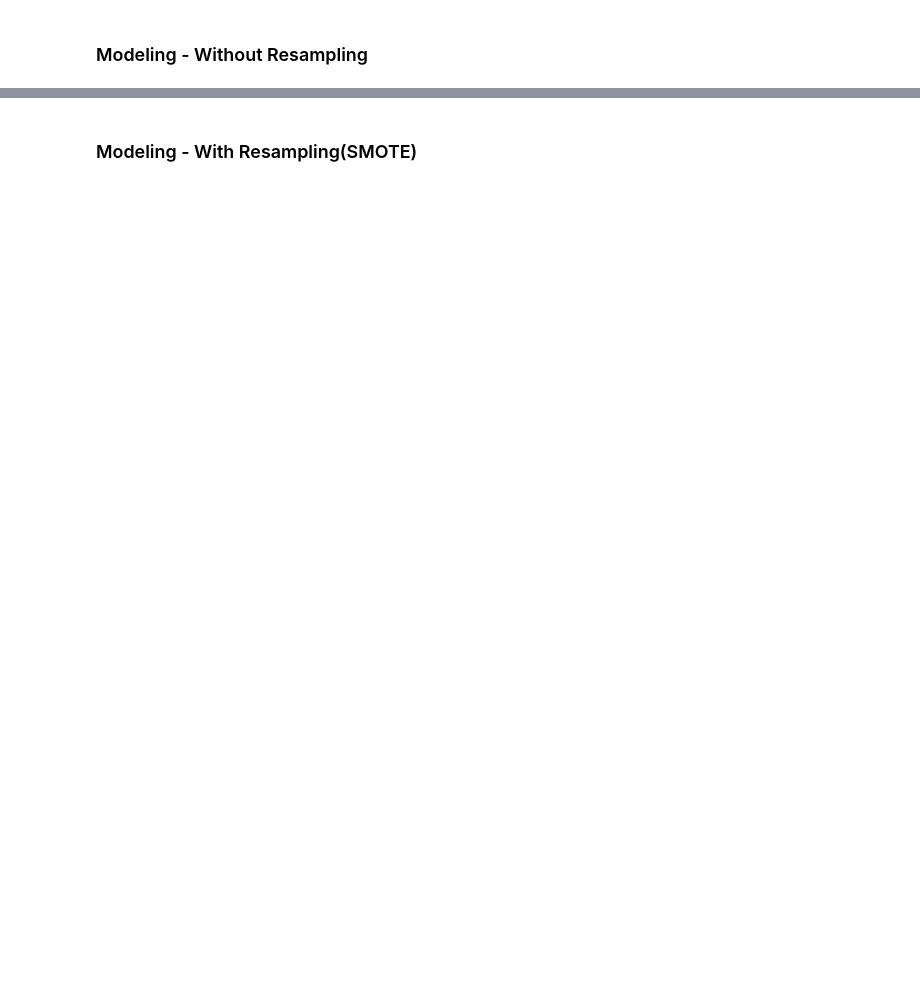
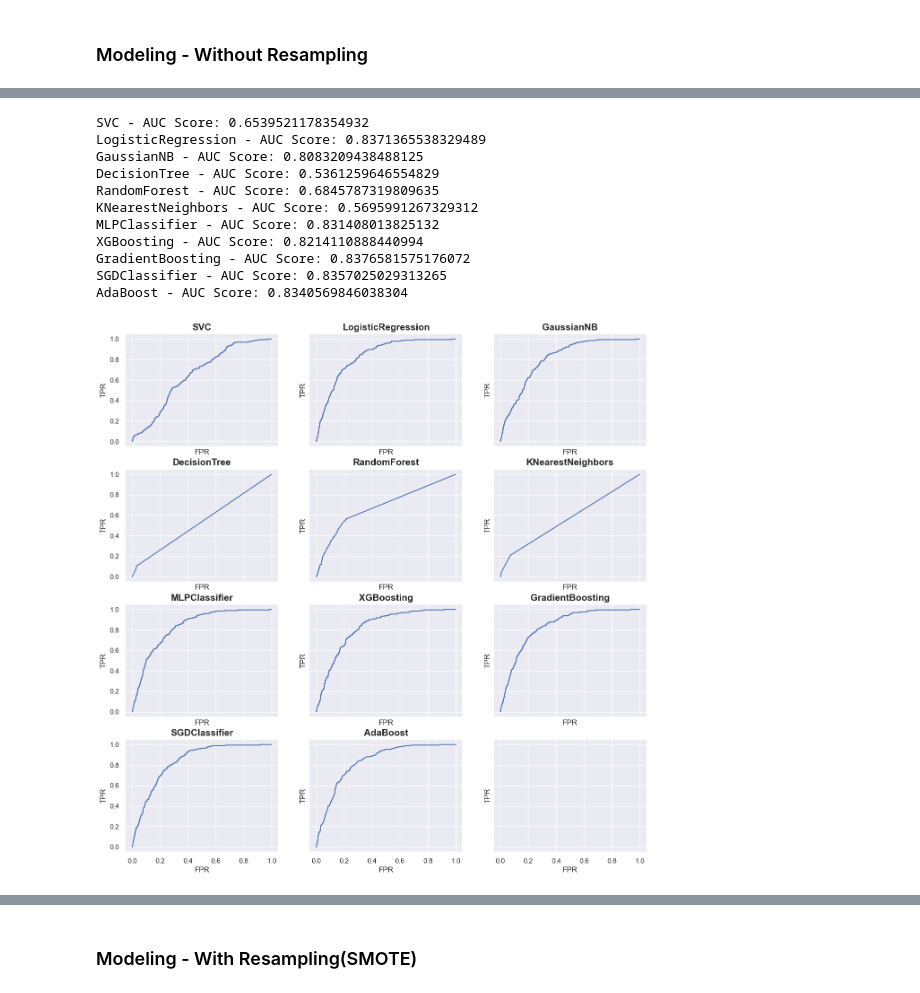
Before and after one commit to jakeryu37/Stroke-Prediction-ML-Model, a Jupyter notebook: Stroke_Prediction_Model.ipynb, the cells around one changed output, grey strips where cells are left out. Cells and saved outputs as stored; diff of their text form; code cells hidden in the pictures; blank space fills up the shorter version.

```diff
--- a/Stroke_Prediction_Model.ipynb
+++ b/Stroke_Prediction_Model.ipynb
@@ -206,3 +517,37 @@ for name, model in models.items():
+# %%
+fig, axs = plt.subplots(4, 3, figsize=(15,15), sharex=True, sharey=True)
+sns.set_theme()
+
+# plot ROC-AUC curve
+for i, (name, model) in enumerate(models.items()):
+    y_pred_proba = model.predict_proba(X_test_transformed)[:, 1]
+    fpr, tpr, threshholds = roc_curve(y_test, y_pred_proba)
+
+    axs[i // 3, i % 3].plot(fpr,tpr)
+    axs[i // 3, i % 3].set_title(name, fontsize=15, weight='bold')
+
+    print(f"{name} - AUC Score: {metrics.roc_auc_score(y_test, y_pred_proba)}")
+
+for ax in axs.flat:
+    ax.set(xlabel='FPR', ylabel='TPR')
+    # ax.label_outer()
+
+
+plt.show()
+# plt.tight_layout()
+# %% [output]
+SVC - AUC Score: 0.6539521178354932
+LogisticRegression - AUC Score: 0.8371365538329489
+GaussianNB - AUC Score: 0.8083209438488125
+DecisionTree - AUC Score: 0.5361259646554829
+RandomForest - AUC Score: 0.6845787319809635
+KNearestNeighbors - AUC Score: 0.5695991267329312
+MLPClassifier - AUC Score: 0.831408013825132
+XGBoosting - AUC Score: 0.8214110888440994
+GradientBoosting - AUC Score: 0.8376581575176072
+SGDClassifier - AUC Score: 0.8357025029313265
+AdaBoost - AUC Score: 0.8340569846038304
+[figure, added]
 # %%
 for name, model in models.items():
     #ROC-AUC Curve
```
Also changed, not shown: parts of 27 cells of this notebook.
